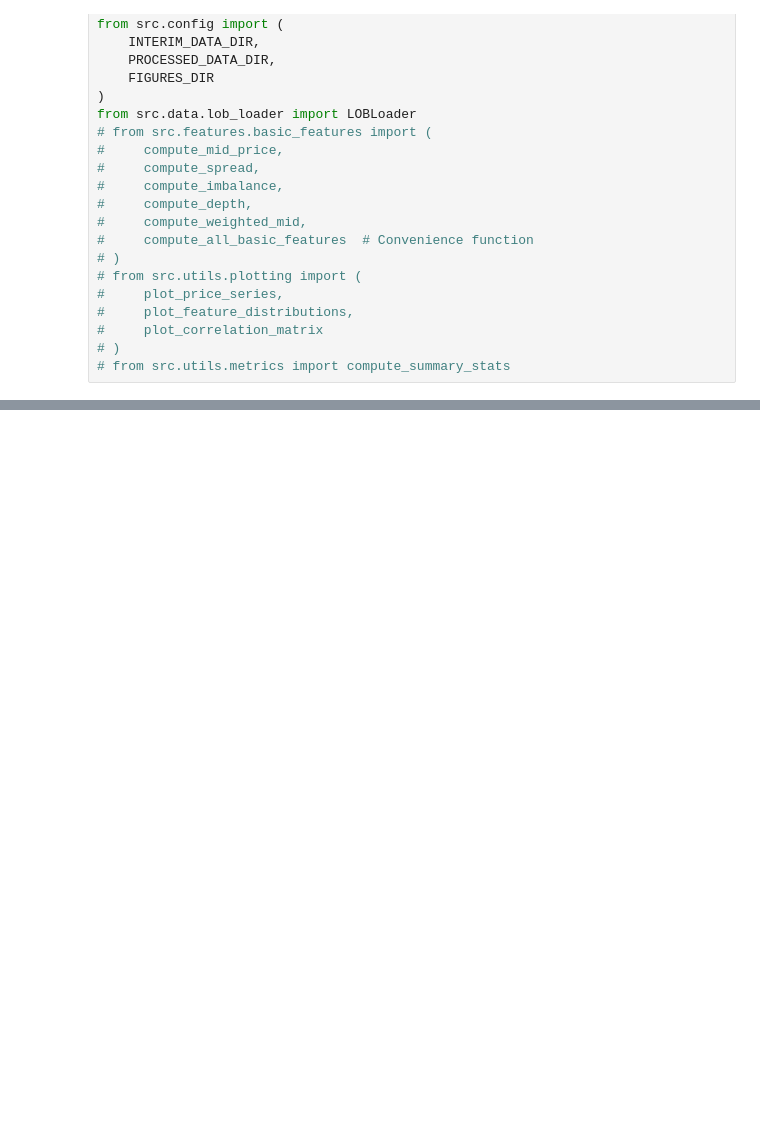
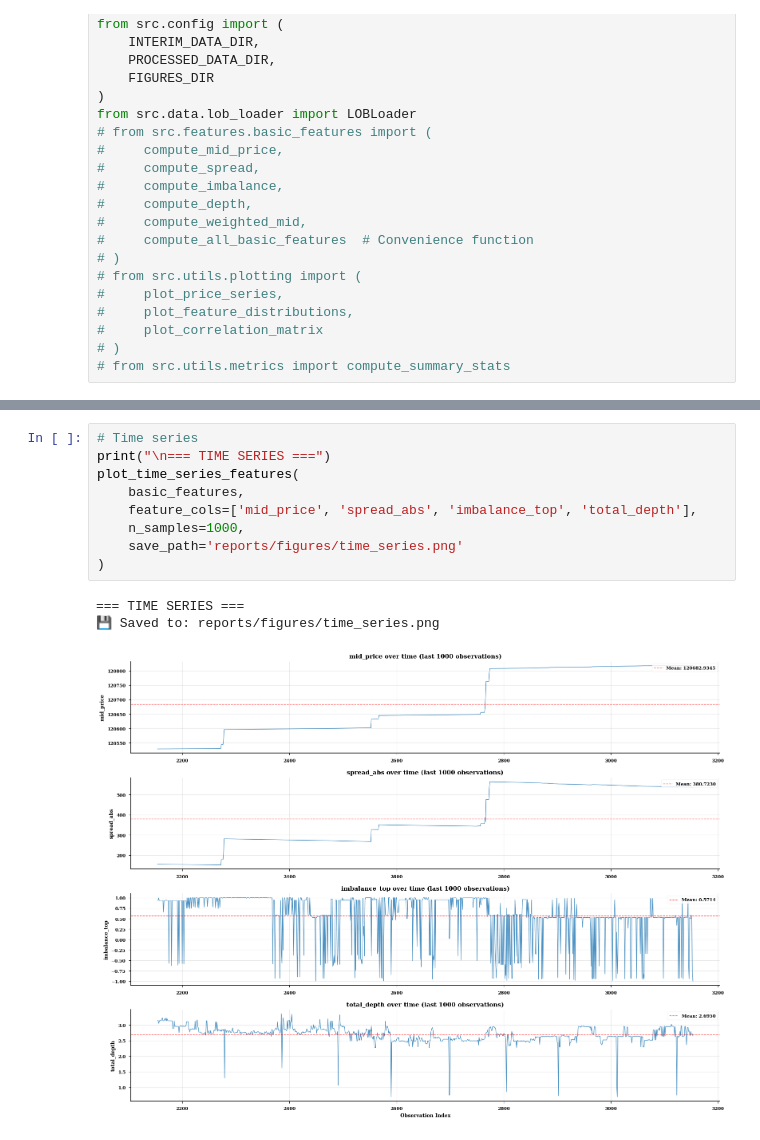
Before and after one commit to rspence821505/Order-Book-Microstructure-Analysis, a Jupyter notebook: notebooks/10_basic_features.ipynb, the cells around one changed output, grey strips where cells are left out. Saved outputs shown, nothing was run; the diff lists cells and outputs as text; blank space fills up the shorter version.

```diff
--- a/notebooks/10_basic_features.ipynb
+++ b/notebooks/10_basic_features.ipynb
@@ -346,0 +632,13 @@ for col in feature_cols:
+# %%
+# Time series
+print("\n=== TIME SERIES ===")
+plot_time_series_features(
+    basic_features,
+    feature_cols=['mid_price', 'spread_abs', 'imbalance_top', 'total_depth'],
+    n_samples=1000,
+    save_path='reports/figures/time_series.png'
+)
+# %% [output]
+=== TIME SERIES ===
+💾 Saved to: reports/figures/time_series.png
+[figure, added]
```
Also changed, not shown: parts of 22 cells of this notebook, 23 other files.
